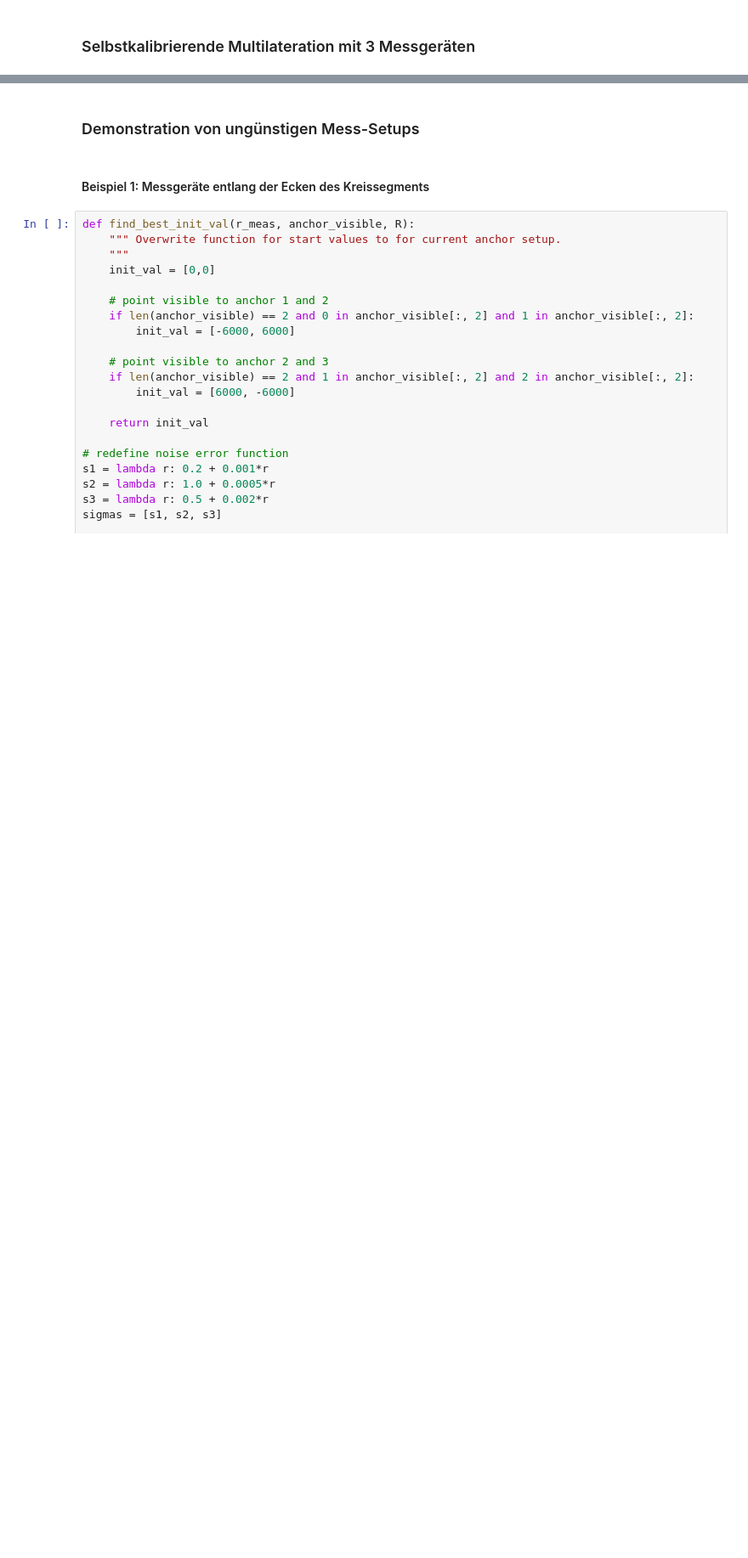
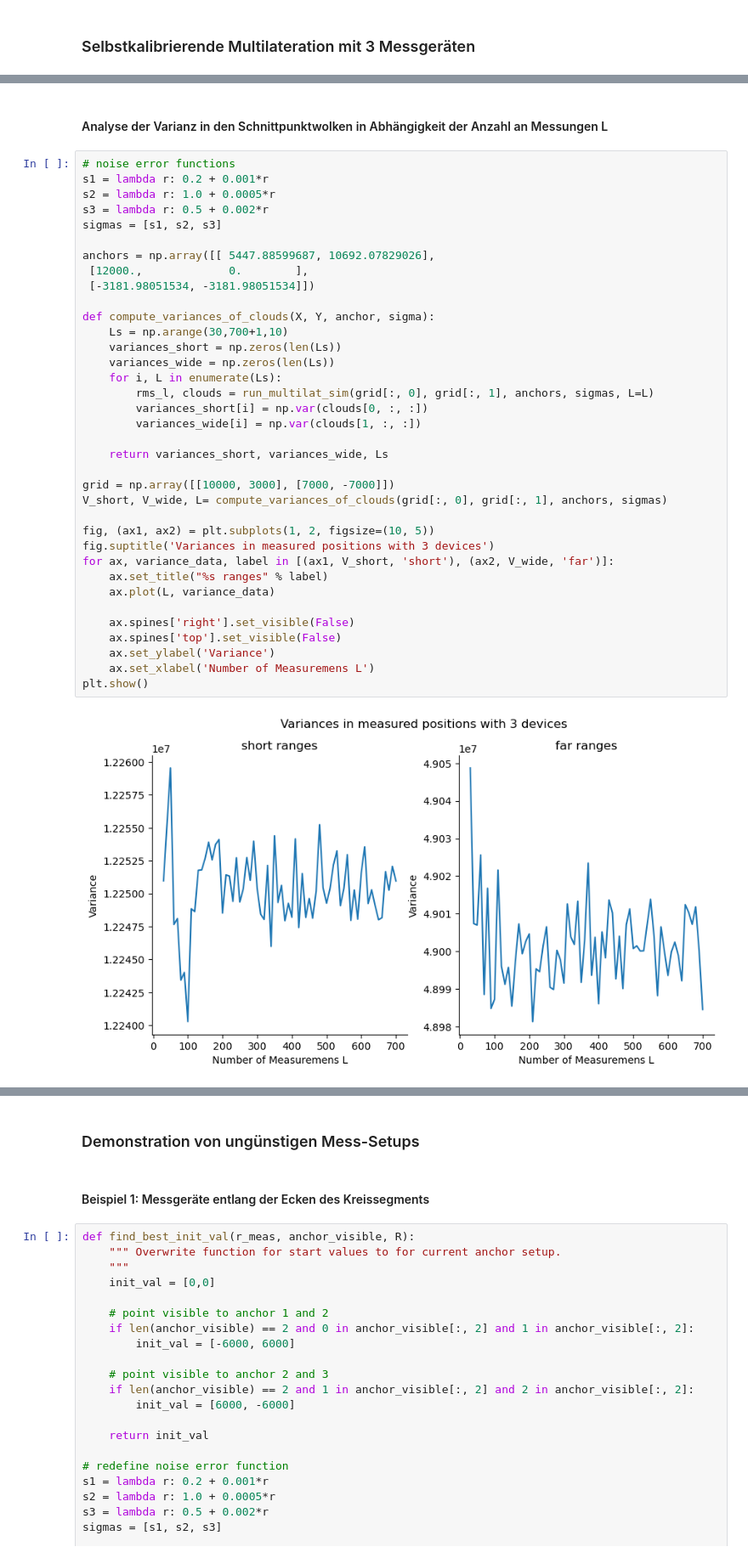
Before and after one commit to maximilian-nowak/modsim, a Jupyter notebook: projekt3_abgabe.ipynb, the cells around one changed output, grey strips where cells are left out. Shown at 85% size. Saved outputs shown, nothing was run; the diff lists cells and outputs as text; blank space fills up the shorter version.

```diff
--- a/projekt3_abgabe.ipynb
+++ b/projekt3_abgabe.ipynb
@@ -469,0 +470,40 @@ Grid pts: (534, 2)
+# %% [markdown]
+#### Analyse der Varianz in den Schnittpunktwolken in Abhängigkeit der Anzahl an Messungen L
+# %%
+# noise error functions
+s1 = lambda r: 0.2 + 0.001*r
+s2 = lambda r: 1.0 + 0.0005*r
+s3 = lambda r: 0.5 + 0.002*r
+sigmas = [s1, s2, s3]
+
+anchors = np.array([[ 5447.88599687, 10692.07829026],
+ [12000.,             0.        ],
+ [-3181.98051534, -3181.98051534]])
+
+def compute_variances_of_clouds(X, Y, anchor, sigma):
+    Ls = np.arange(30,700+1,10)
+    variances_short = np.zeros(len(Ls))
+    variances_wide = np.zeros(len(Ls))
+    for i, L in enumerate(Ls):
+        rms_l, clouds = run_multilat_sim(grid[:, 0], grid[:, 1], anchors, sigmas, L=L)
+        variances_short[i] = np.var(clouds[0, :, :])
+        variances_wide[i] = np.var(clouds[1, :, :])
+
+    return variances_short, variances_wide, Ls
+
+grid = np.array([[10000, 3000], [7000, -7000]])
+V_short, V_wide, L= compute_variances_of_clouds(grid[:, 0], grid[:, 1], anchors, sigmas)
+
+fig, (ax1, ax2) = plt.subplots(1, 2, figsize=(10, 5))
+fig.suptitle('Variances in measured positions with 3 devices')
+for ax, variance_data, label in [(ax1, V_short, 'short'), (ax2, V_wide, 'far')]:
+    ax.set_title("%s ranges" % label)
+    ax.plot(L, variance_data)
+
+    ax.spines['right'].set_visible(False)
+    ax.spines['top'].set_visible(False)
+    ax.set_ylabel('Variance')
+    ax.set_xlabel('Number of Measuremens L')
+plt.show()
+# %% [output]
+[figure, added]
```
Also changed, not shown: parts of 9 cells of this notebook.
